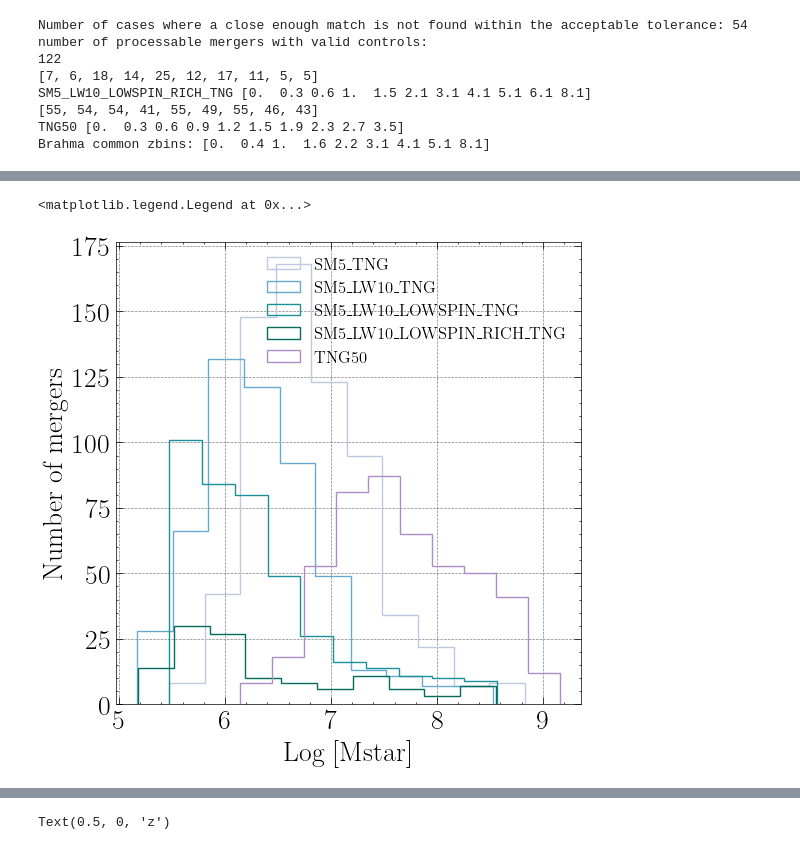
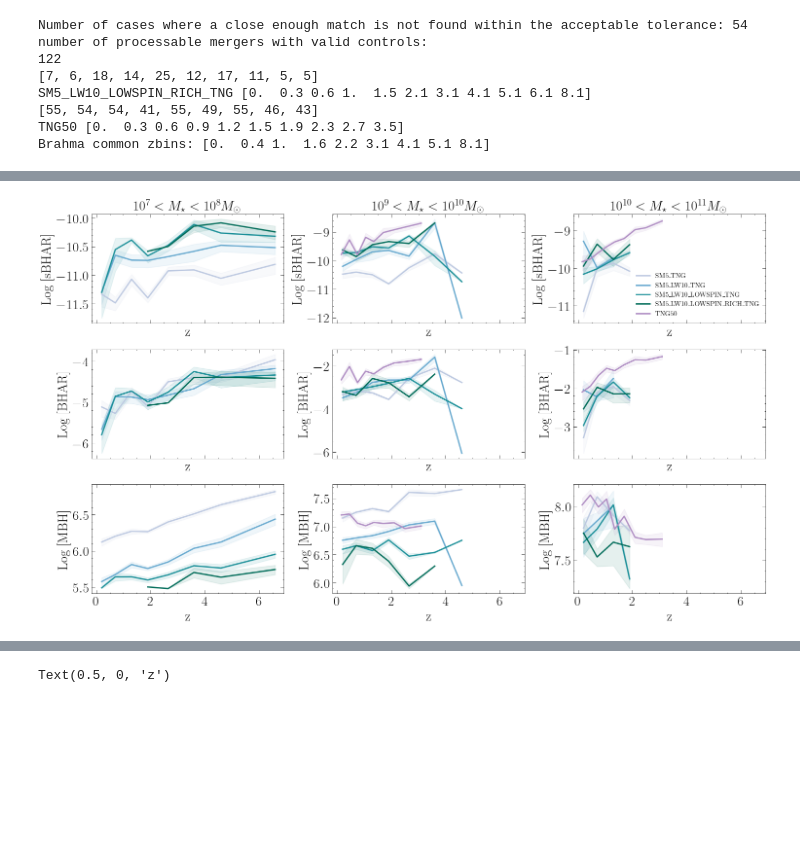
Before and after one commit to pranav-satheesh/host_galaxies, a Jupyter notebook: notebooks/enhancement_plot_notebooks/TNG50_and_brahma_mergers_w_z_analysis.ipynb, the cells around one changed output, grey strips where cells are left out. Drawn from its saved outputs; the diff is of its cells as text; code cells hidden in the pictures; blank space fills up the shorter version.

```diff
--- a/notebooks/enhancement_plot_notebooks/TNG50_and_brahma_mergers_w_z_analysis.ipynb
+++ b/notebooks/enhancement_plot_notebooks/TNG50_and_brahma_mergers_w_z_analysis.ipynb
@@ -136,17 +144,62 @@ ax.legend()
-# %%
-hostplot.set_plot_style(linewidth=5, titlesize=20,labelsize=20,ticksize=5,legendsize=12)
-fig,ax = plt.subplots(1,1,figsize=(6,6),sharex=True)
-for i,sim in enumerate(sim_names):
-    ax.hist(np.log10(sim_objs[sim].MBH_merging_pop),bins=10,histtype='step',color=sim_colors[i],label=sim)
-ax.set_xlabel('Log [Mstar]')
-ax.set_ylabel('Number of mergers')
-
-#shade the 0-0.1 region
-#ax.axvspan(0, 0.1, color='gray', alpha=0.5,label='Minor mergers')
-ax.legend()
-# %% [output]
-<matplotlib.legend.Legend at 0x...>
-[figure, removed]
+# %%
+fig,axes = plt.subplots(3,3,figsize=(15,9),sharex=True)
+hostplot.set_plot_style(linewidth=2, titlesize=20,labelsize=20,ticksize=5,legendsize=10)
+Mstar_lower = 10**7
+Mstar_upper = 10**(8)
+ax1 = hostplot.plot_evolution_z_w_Mstar_interval_for_sim(axes[0,0],Mstar_lower,Mstar_upper,sim_objs,sim_zbins_list,sim_names,sim_colors,quantity_name='sBHAR_merging_pop',plot_log10=True)
+ax1.set_ylabel("Log [sBHAR]")
+ax1.set_xlabel("z")
+ax1.set_title(r"$10^7 < M_{\star} < 10^8 M_{\odot}$")
+
+
+
+ax3 = hostplot.plot_evolution_z_w_Mstar_interval_for_sim(axes[1,0],Mstar_lower,Mstar_upper,sim_objs,sim_zbins_list,sim_names,sim_colors,quantity_name='Mdot_merging_pop',plot_log10=True)
+ax3.set_ylabel("Log [BHAR]")
+ax3.set_xlabel("z")
+
+
+ax2 = hostplot.plot_evolution_z_w_Mstar_interval_for_sim(axes[2,0],Mstar_lower,Mstar_upper,sim_objs,sim_zbins_list,sim_names,sim_colors,quantity_name='MBH_merging_pop',plot_log10=True)
+ax2.set_ylabel("Log [MBH]")
+ax2.set_xlabel("z")
+
+
+Mstar_lower = 10**9
+Mstar_upper = 10**10
+ax1 = hostplot.plot_evolution_z_w_Mstar_interval_for_sim(axes[0,1],Mstar_lower,Mstar_upper,sim_objs,sim_zbins_list,sim_names,sim_colors,quantity_name='sBHAR_merging_pop',plot_log10=True)
+ax1.set_ylabel("Log [sBHAR]")
+ax1.set_xlabel("z")
+ax1.set_title(r"$10^9 < M_{\star} < 10^{10} M_{\odot}$")
+
+ax1 = hostplot.plot_evolution_z_w_Mstar_interval_for_sim(axes[1,1],Mstar_lower,Mstar_upper,sim_objs,sim_zbins_list,sim_names,sim_colors,quantity_name='Mdot_merging_pop',plot_log10=True)
+ax1.set_ylabel("Log [BHAR]")
+ax1.set_xlabel("z")
+
+
+ax1 = hostplot.plot_evolution_z_w_Mstar_interval_for_sim(axes[2,1],Mstar_lower,Mstar_upper,sim_objs,sim_zbins_list,sim_names,sim_colors,quantity_name='MBH_merging_pop',plot_log10=True)
+ax1.set_ylabel("Log [MBH]")
+ax1.set_xlabel("z")
+
+
+
+Mstar_lower = 10**10
+Mstar_upper = 10**11
+ax1 = hostplot.plot_evolution_z_w_Mstar_interval_for_sim(axes[0,2],Mstar_lower,Mstar_upper,sim_objs,sim_zbins_list,sim_names,sim_colors,quantity_name='sBHAR_merging_pop',plot_log10=True)
+ax1.set_ylabel("Log [sBHAR]")
+ax1.set_xlabel("z")
+ax1.legend()
+ax1.set_title(r"$10^{10} < M_{\star} < 10^{11} M_{\odot}$")
+
+ax1 = hostplot.plot_evolution_z_w_Mstar_interval_for_sim(axes[1,2],Mstar_lower,Mstar_upper,sim_objs,sim_zbins_list,sim_names,sim_colors,quantity_name='Mdot_merging_pop',plot_log10=True)
+ax1.set_ylabel("Log [BHAR]")
+ax1.set_xlabel("z")
+
+
+ax1 = hostplot.plot_evolution_z_w_Mstar_interval_for_sim(axes[2,2],Mstar_lower,Mstar_upper,sim_objs,sim_zbins_list,sim_names,sim_colors,quantity_name='MBH_merging_pop',plot_log10=True)
+ax1.set_ylabel("Log [MBH]")
+ax1.set_xlabel("z")
+fig.tight_layout()
+# %% [output]
+[figure, added]
 # %%
 fig,axes = plt.subplots(3,1,figsize=(9,9),sharex=True)
 hostplot.set_plot_style(linewidth=2, titlesize=20,labelsize=20,ticksize=5,legendsize=10)
```
Also changed, not shown: parts of 5 cells of this notebook, 42 other files.
